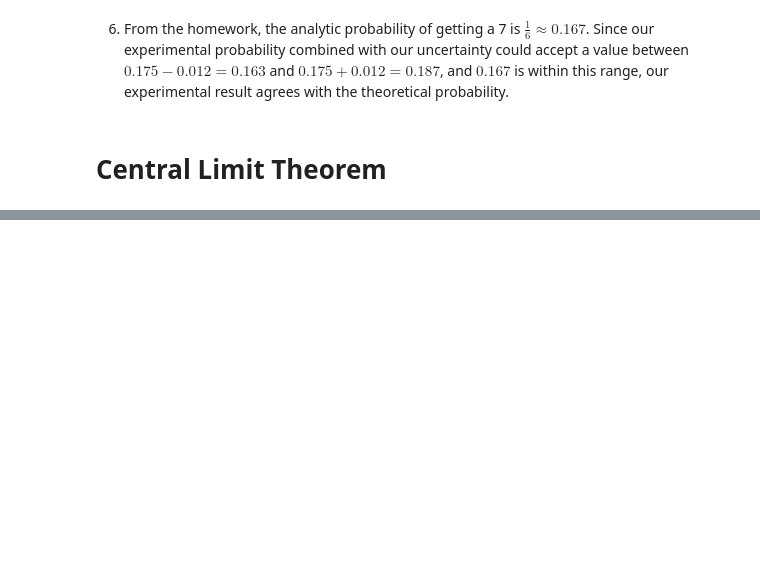
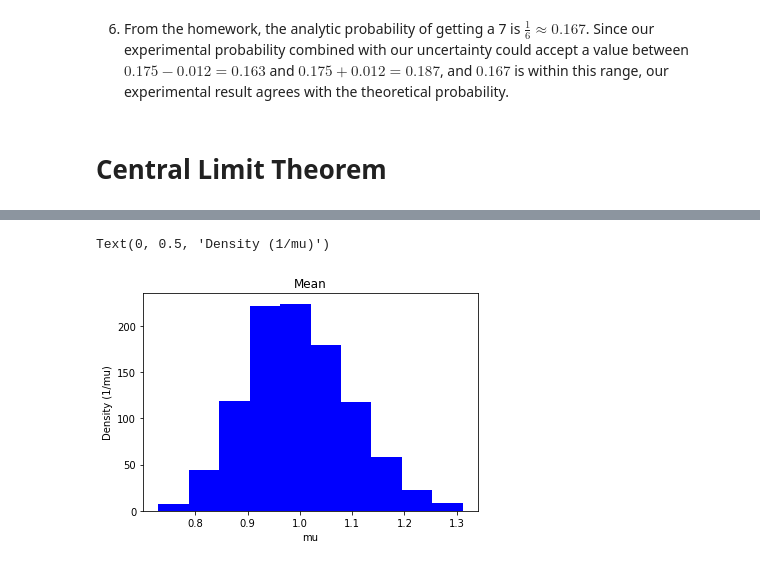
Before and after one commit to cswelch/Physics-434, a Jupyter notebook: Lab 2.ipynb, the cells around one changed output, grey strips where cells are left out. Cells and saved outputs as stored; diff of their text form; code cells hidden in the pictures; blank space fills up the shorter version.

Commit message:
Finished bonus problem on Lab 2, added comments.

```diff
--- a/Lab 2.ipynb
+++ b/Lab 2.ipynb
@@ -131,0 +157,14 @@ As $N$ increases, we can see that $\mu_5$ and $\sigma_5$ appear to approach norm
+# %%
+mu_1000=[]
+std_1000=[]
+for i in range(1000):
+  bonus_distr=expon.rvs(size=100)
+  mu_1000.append(np.mean(bonus_distr))
+  std_1000.append(np.std(bonus_distr))
+plt.hist(mu_1000,color='b')
+plt.title("Mean")
+plt.xlabel("mu")
+plt.ylabel("Density (1/mu)")
+# %% [output]
+Text(0, 0.5, 'Density (1/mu)')
+[figure, added]
```
Also changed, not shown: parts of 14 cells of this notebook, 1 other file.
